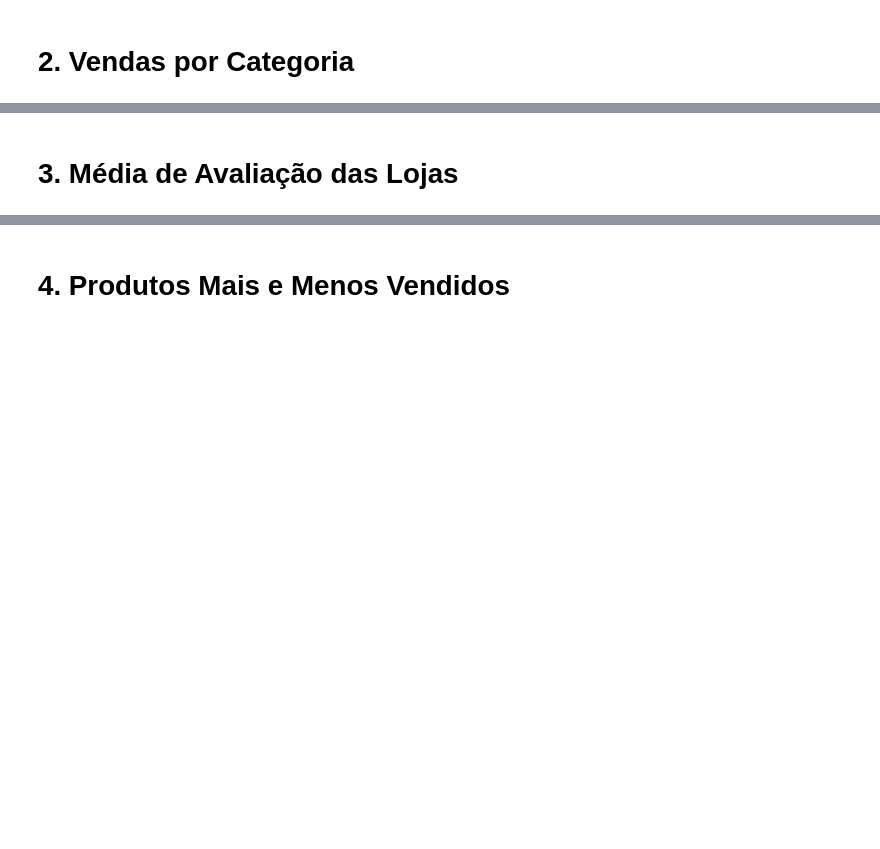
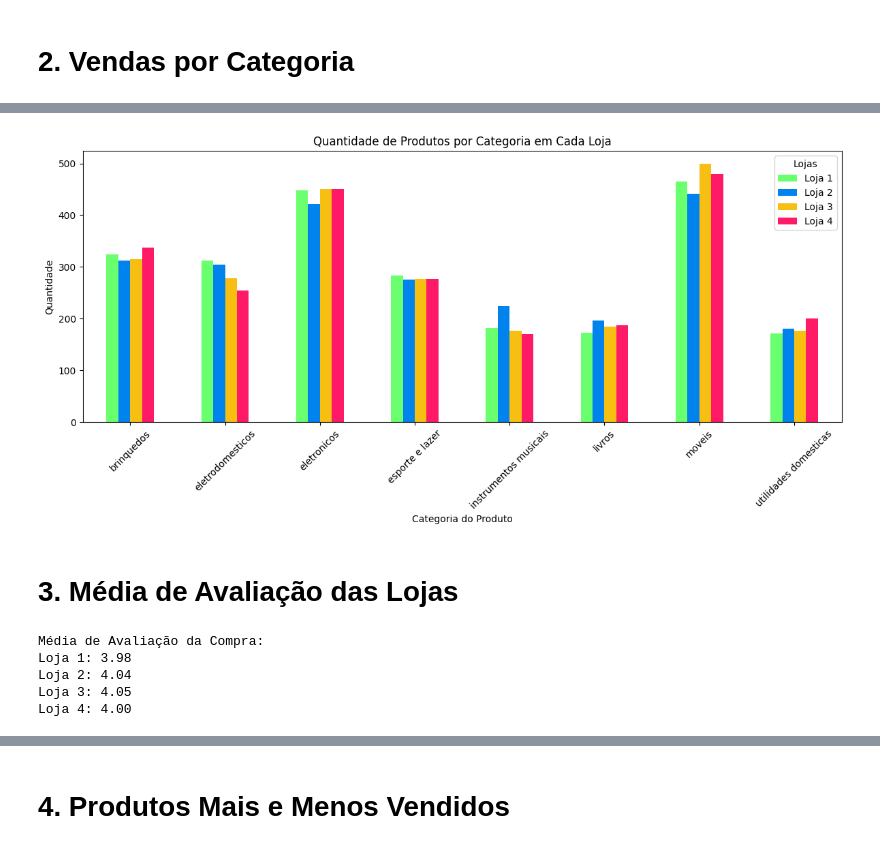
Before and after one commit to inatagan/challenge_alurastore, a Jupyter notebook: src/AluraStoreBr.ipynb, the cells around one changed output, grey strips where cells are left out. Drawn from its saved outputs; the diff is of its cells as text; code cells hidden in the pictures; blank space fills up the shorter version.

```diff
--- a/src/AluraStoreBr.ipynb
+++ b/src/AluraStoreBr.ipynb
@@ -38,2 +131,52 @@ ModuleNotFoundError: No module named 'pandas'
+# %%
+# Gerar gráficos de faturamento por categoria
+for df in [loja, loja2, loja3, loja4]:
+    df.columns = df.columns.str.strip()
+
+
+categoria_loja = loja["Categoria do Produto"].value_counts()
+categoria_loja2 = loja2["Categoria do Produto"].value_counts()
+categoria_loja3 = loja3["Categoria do Produto"].value_counts()
+categoria_loja4 = loja4["Categoria do Produto"].value_counts()
+
+
+df_categorias = pd.DataFrame({
+    "Loja 1": categoria_loja,
+    "Loja 2": categoria_loja2,
+    "Loja 3": categoria_loja3,
+    "Loja 4": categoria_loja4
+}).fillna(0)
+
+
+cores = ["#6AFF6F", "#0183EE", "#F8BF13", "#FF1A67"]
+
+
+df_categorias.plot(kind="bar", figsize=(12, 6), color=cores)
+plt.title("Quantidade de Produtos por Categoria em Cada Loja")
+plt.xlabel("Categoria do Produto")
+plt.ylabel("Quantidade")
+plt.xticks(rotation=45)
+plt.legend(title="Lojas")
+plt.tight_layout()
+plt.show()
+# %% [output]
+[figure, added]
 # %% [markdown]
 # 3. Média de Avaliação das Lojas
+# %%
+media_loja = loja["Avaliação da compra"].mean()
+media_loja2 = loja2["Avaliação da compra"].mean()
+media_loja3 = loja3["Avaliação da compra"].mean()
+media_loja4 = loja4["Avaliação da compra"].mean()
+
+print("Média de Avaliação da Compra:")
+print(f"Loja 1: {media_loja:.2f}")
+print(f"Loja 2: {media_loja2:.2f}")
+print(f"Loja 3: {media_loja3:.2f}")
+print(f"Loja 4: {media_loja4:.2f}")
+# %% [output]
+Média de Avaliação da Compra:
+Loja 1: 3.98
+Loja 2: 4.04
+Loja 3: 4.05
+Loja 4: 4.00
```
Also changed, not shown: parts of 12 cells of this notebook, 3 other files.
